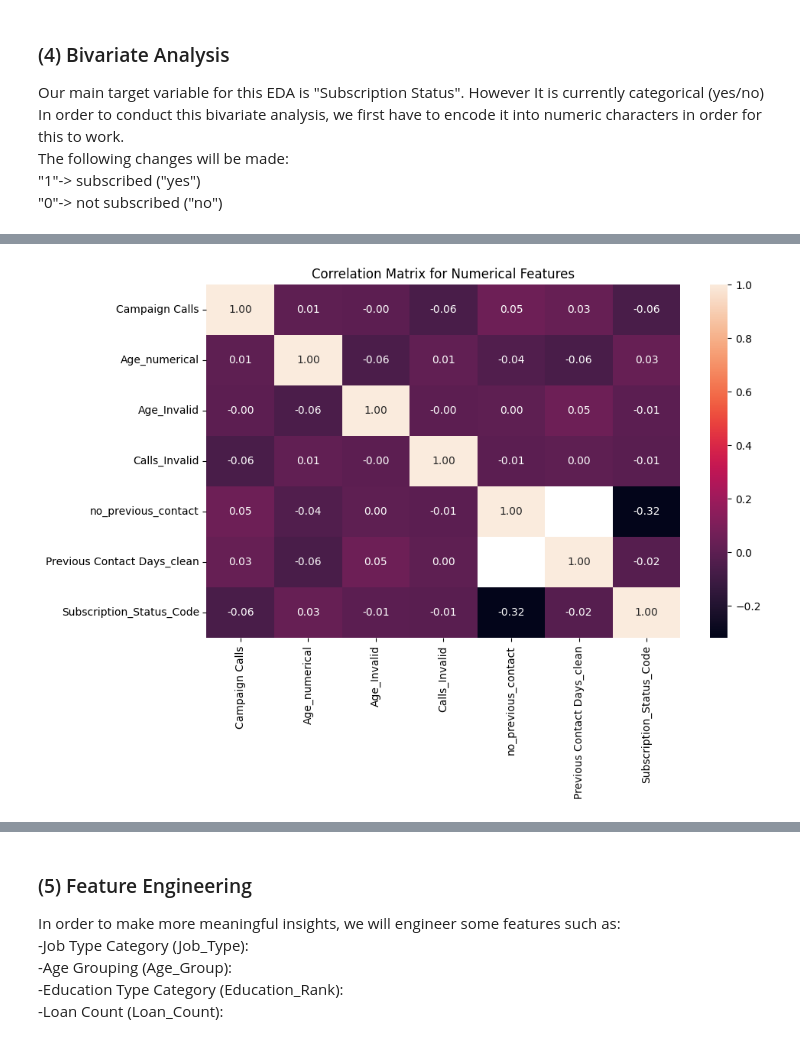
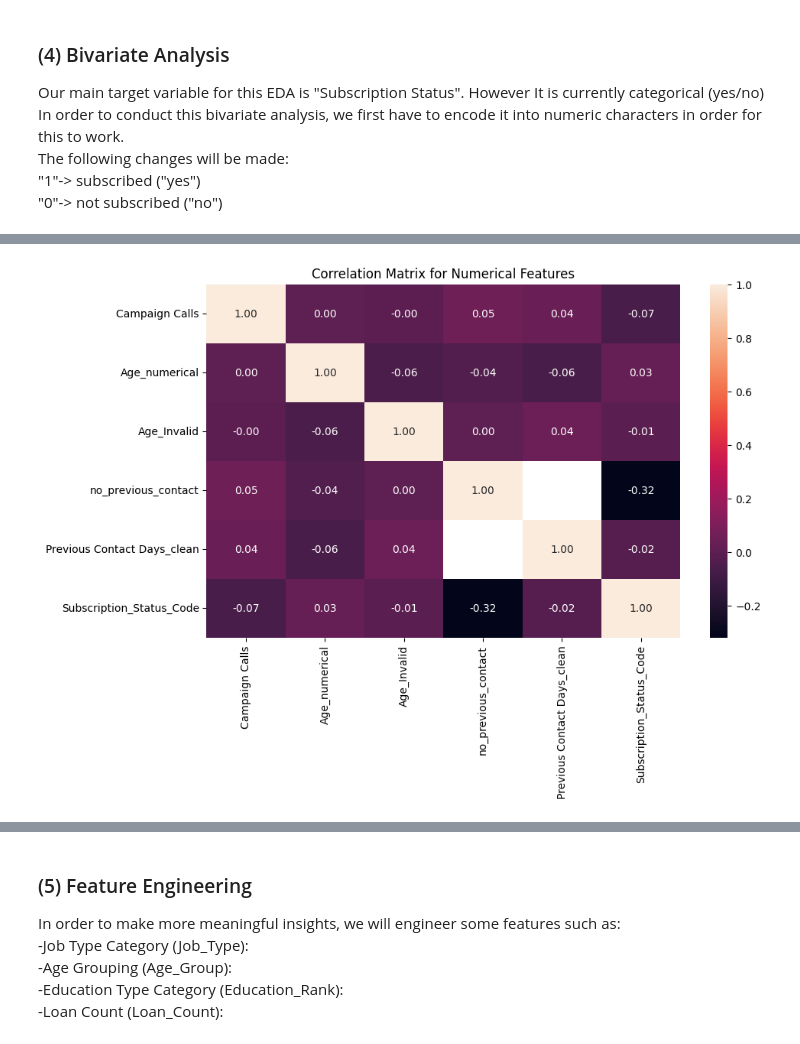
Before and after one commit to srishti06m-cmyk/EGT309_PROJ1, a Jupyter notebook: eda.ipynb, the cells around one changed output, grey strips where cells are left out. Cells and saved outputs as stored; diff of their text form; code cells hidden in the pictures.

```diff
--- a/eda.ipynb
+++ b/eda.ipynb
@@ -581,0 +615,3 @@ Marital Status: As I have said earlier during the initial understandings, marita
+# %%
+df=df[df["Marital Status"]!="unknown"]
+df["Marital Status"].value_counts()
@@ -722,4 +771,6 @@ df[df["Housing Loan"]=="unknown"].head(15)
 # %%
+df=df[df["Housing Loan"]!="unknown"]
+df["Personal Loan"].value_counts()
 df["Housing Loan"]=df["Housing Loan"].fillna("no_info")
 display(df["Housing Loan"].isna().value_counts())
 display(df["Housing Loan"].value_counts())
@@ -764,4 +821,5 @@ df[df["Personal Loan"]=="unknown"].head(5)
 # %%
+df=df[df["Personal Loan"]!="unknown"]
 display(df["Personal Loan"].isna().sum())
 df["Personal Loan"]=df["Personal Loan"].fillna("no_info")
 display(df["Personal Loan"].isna().value_counts())
@@ -814,7 +933,4 @@ Instead, we decided to impute the values, similar to what we did for the cleaing
 # %%
-df["Calls_Invalid"] = (df["Campaign Calls"] <0).astype(int)
-valid_median_calls=df.loc[df["Campaign Calls"]>=0,"Campaign Calls"].median()
-df.loc[df["Campaign Calls"]<0,"Campaign Calls"]= valid_median_calls
+df["Campaign Calls"]=df["Campaign Calls"].abs()
 display(df["Campaign Calls"].describe())
-display(df["Calls_Invalid"].value_counts())
 # %% [output]
@@ -929,12 +1050,12 @@ memory usage: 4.8+ MB
 # %%
 plt.figure(figsize=(10,6))
-num_cols= ["Campaign Calls", "Age_numerical", "Age_Invalid", "Calls_Invalid", "no_previous_contact", "Previous Contact Days_clean", "Subscription_Status_Code"]
+num_cols= ["Campaign Calls", "Age_numerical", "Age_Invalid", "no_previous_contact", "Previous Contact Days_clean", "Subscription_Status_Code"]
 df_numerical_relationship=df_cleaned[num_cols]
 sns.heatmap(df_numerical_relationship.corr(numeric_only=True), annot=True, fmt=".2f")
 plt.title("Correlation Matrix for Numerical Features")
 plt.show()
 # %% [output]
-[figure, old version]
+[figure, new version]
 # %%
 sns.pairplot(df_cleaned)
 # %% [output]
```
Also changed, not shown: parts of 44 cells of this notebook, 14 other files.
